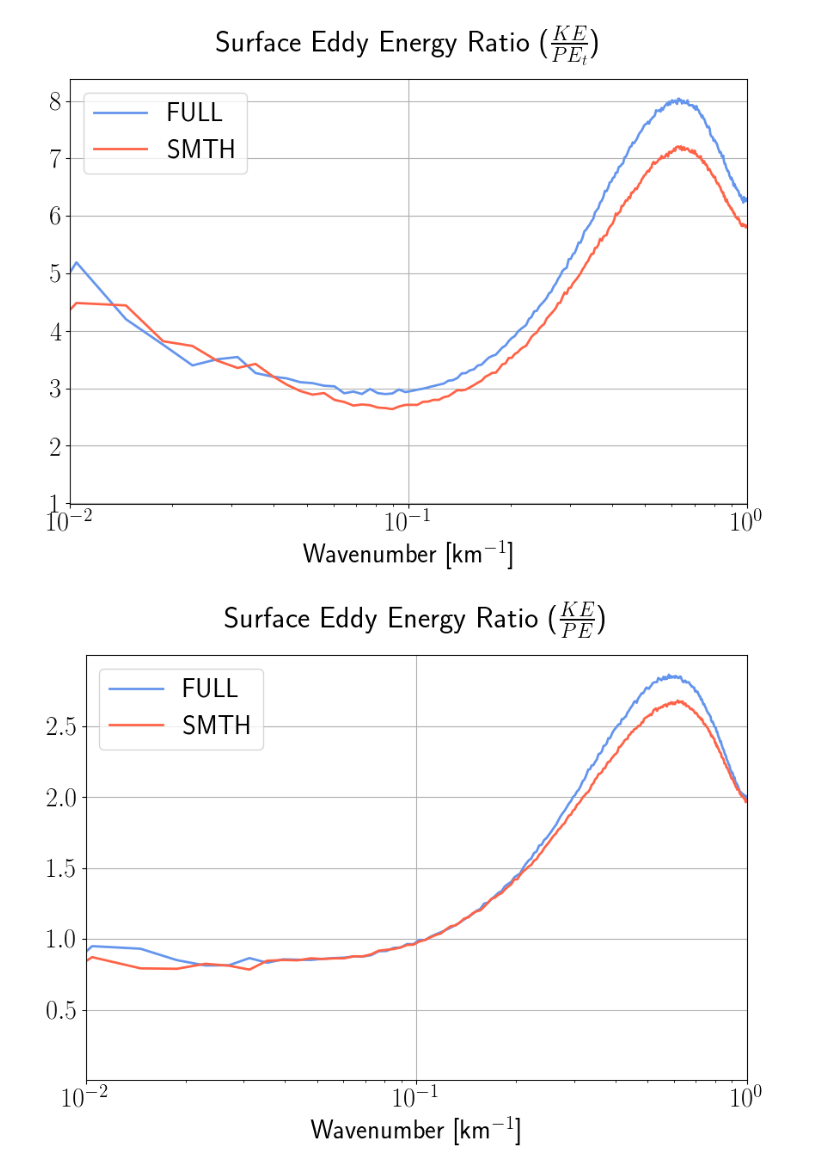
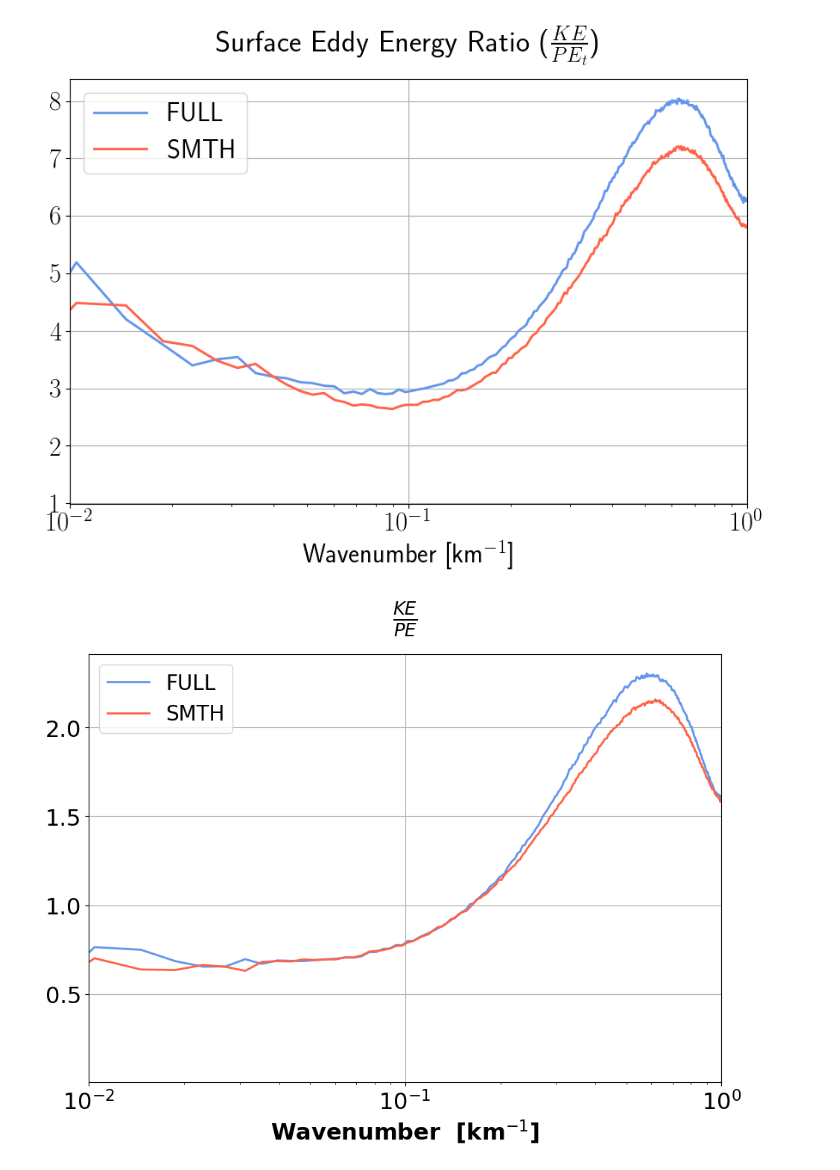
Before and after one commit to igoruchoa/FeedbackSubmeso, a Jupyter notebook: 2_CROCO/Figure_scripts/ratio_KE_PE.ipynb, the cells around one changed output. Drawn from its saved outputs; the diff is of its cells as text; code cells hidden in the pictures.

Commit message:
Correcting PE and KE spectra and ratio

```diff
--- a/2_CROCO/Figure_scripts/ratio_KE_PE.ipynb
+++ b/2_CROCO/Figure_scripts/ratio_KE_PE.ipynb
@@ -21,7 +21,7 @@ import scipy.integrate as integ
 warnings.filterwarnings("ignore")
 # %%
 
-plt.rcParams['text.usetex'] = True
+# plt.rcParams['text.usetex'] = True
 plt.rcParams.update({'font.size': 22})
 
 plt.rcParams['font.family'] = 'sans-serif'
@@ -193,5 +202,5 @@ Wall time: 3min 16s
 # %%
-N2r=(5.2*10**-3)**2
+# N2r=(5.2*10**-3)**2
 # %%
 Epe_alpha_f=(1/(2*N2r))*alphaBf
 Epe_alpha_t=(1/(2*N2r))*alphaBt
@@ -369,27 +416,27 @@ plt.savefig('/homes/metogra/iufarias/Documents/figures/2_CROCO/CROCO_surface/tot
 [figure]
 # %%
 
-plt.figure(figsize=(9,7))
+plt.figure(figsize=(10,8))
 
 
 plt.plot((Ekef.freq_r/dxx),R_f,label='FULL',linewidth=2,color='cornflowerblue')
 plt.plot((Eket.freq_r/dxx),R_t,label='SMTH',linewidth=2,color='tomato')
 # plt.plot([1/50,1/50],[1000,0],'k--')
 
-plt.legend()
+plt.legend(fontsize=20)
 
 plt.xlabel(r'Wavenumber  [km$^{-1}$]',fontweight='bold')
 # plt.ylabel(r'Spectral Density',fontweight='bold')
 
-plt.title(r'Surface Eddy Energy Ratio ($\frac{KE}{PE}$)',fontsize=25,fontweight='bold',y=1.05)
+plt.title(r'$\frac{KE}{PE}$',fontsize=25,fontweight='bold',y=1.05)
 # plt.yscale('symlog', linthresh=1e-4)
 plt.xscale('log')
 
 # plt.ylim(0.001,2)
 plt.xlim(1e-2,1)
 plt.grid()
 
 plt.tight_layout()
 plt.savefig('/homes/metogra/iufarias/Documents/figures/2_CROCO/CROCO_surface/total_avg/Ratio_PE-KE.png')
 # %% [output]
-[figure, old version]
+[figure, new version]
```
Also changed, not shown: parts of 7 cells of this notebook.
